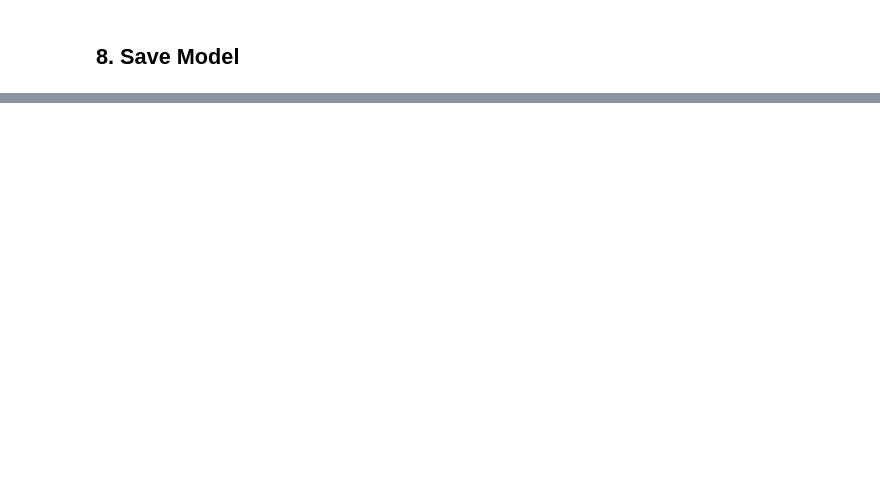
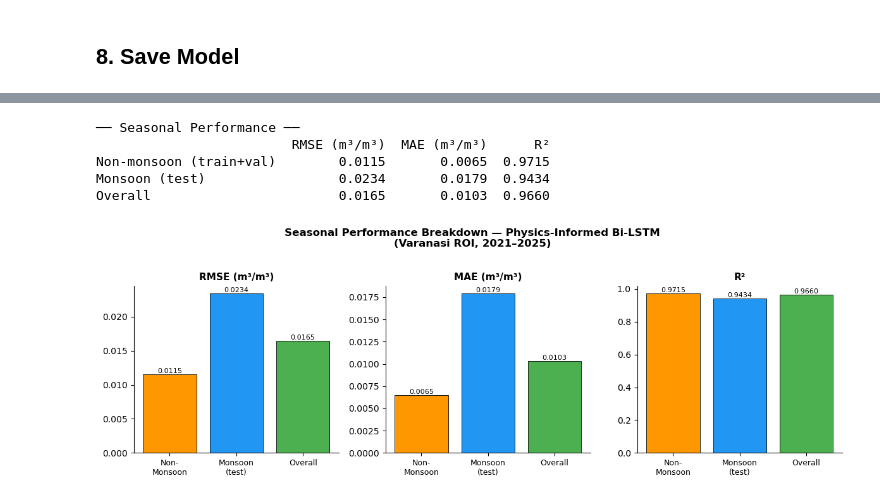
Before and after one commit to terfefed/Soil-Moisture, a Jupyter notebook: Phase3_PhysicsModel.ipynb, the cells around one changed output, grey strips where cells are left out. Saved outputs shown, nothing was run; the diff lists cells and outputs as text; code cells hidden in the pictures; blank space fills up the shorter version.

```diff
--- a/Phase3_PhysicsModel.ipynb
+++ b/Phase3_PhysicsModel.ipynb
@@ -598,0 +605,72 @@ Final learned coefficients:
+# %%
+import os
+import numpy as np
+import pandas as pd
+import matplotlib.pyplot as plt
+import torch
+from sklearn.metrics import mean_squared_error, mean_absolute_error, r2_score
+
+# ── Inference on all splits ─────────────────────────────────────────────────
+# The original train/val splits are non-monsoon. Test split is monsoon.
+model.eval()
+with torch.no_grad():
+    _tr_pred = y_scaler.inverse_transform(model(X_train_t).cpu().numpy()).flatten()
+    _val_pred = y_scaler.inverse_transform(model(X_val_t).cpu().numpy()).flatten()
+    _te_pred = y_scaler.inverse_transform(model(X_test_t).cpu().numpy()).flatten()
+
+_tr_actual = y_scaler.inverse_transform(y_train.reshape(-1, 1)).flatten()
+_val_actual = y_scaler.inverse_transform(y_val.reshape(-1, 1)).flatten()
+_te_actual = y_scaler.inverse_transform(y_test.reshape(-1, 1)).flatten()
+
+# Non-monsoon metrics = combined train and validation sets
+_nonmon_actual = np.concatenate([_tr_actual, _val_actual])
+_nonmon_pred = np.concatenate([_tr_pred,   _val_pred])
+
+# Expose test data variables for the next cell (Bland-Altman plot)
+_test_actual_raw = _te_actual
+_test_pred_raw = _te_pred
+
+# ── Metrics helper ──────────────────────────────────────────────────────────
+def season_metrics(actual, pred):
+    rmse = np.sqrt(mean_squared_error(actual, pred))
+    mae  = mean_absolute_error(actual, pred)
+    r2   = r2_score(actual, pred)
+    return rmse, mae, r2
+
+rows = {
+    'Non-monsoon (train+val)': season_metrics(_nonmon_actual, _nonmon_pred),
+    'Monsoon (test)':           season_metrics(_te_actual, _te_pred),
+    'Overall':                 season_metrics(np.concatenate([_nonmon_actual, _te_actual]),
+                                              np.concatenate([_nonmon_pred, _te_pred])),
+}
+df_seas = pd.DataFrame(rows, index=['RMSE (m³/m³)', 'MAE (m³/m³)', 'R²']).T.round(4)
+print('\n── Seasonal Performance ──')
+print(df_seas.to_string())
+
+# ── Bar chart ───────────────────────────────────────────────────────────────
+fig_seasonal, axes = plt.subplots(1, 3, figsize=(12, 4))
+metrics  = ['RMSE (m³/m³)', 'MAE (m³/m³)', 'R²']
+seasons  = list(rows.keys())
+colors   = ['#FF9800', '#2196F3', '#4CAF50']
+
+for ax, metric in zip(axes, metrics):
+    vals = [df_seas.loc[s, metric] for s in seasons]
+    bars = ax.bar(range(len(seasons)), vals, color=colors, edgecolor='black', linewidth=0.6)
+    ax.set_title(metric, fontsize=11, fontweight='bold')
+    ax.set_xticks(range(len(seasons)))
+    ax.set_xticklabels(['Non-\nMonsoon', 'Monsoon\n(test)', 'Overall'], fontsize=9)
+    for bar, val in zip(bars, vals):
+        ax.text(bar.get_x() + bar.get_width()/2, bar.get_height(),
+                f'{val:.4f}', ha='center', va='bottom', fontsize=8)
+    ax.spines[['top', 'right']].set_visible(False)
+
+fig_seasonal.suptitle('Seasonal Performance Breakdown — Physics-Informed Bi-LSTM\n(Varanasi ROI, 2021–2025)', fontsize=12, fontweight='bold', y=1.02)
+plt.tight_layout()
+plt.show()
+# %% [output]
+── Seasonal Performance ──
+                         RMSE (m³/m³)  MAE (m³/m³)      R²
+Non-monsoon (train+val)        0.0115       0.0065  0.9715
+Monsoon (test)                 0.0234       0.0179  0.9434
+Overall                        0.0165       0.0103  0.9660
+[figure, added]
```
Also changed, not shown: parts of 9 cells of this notebook.
